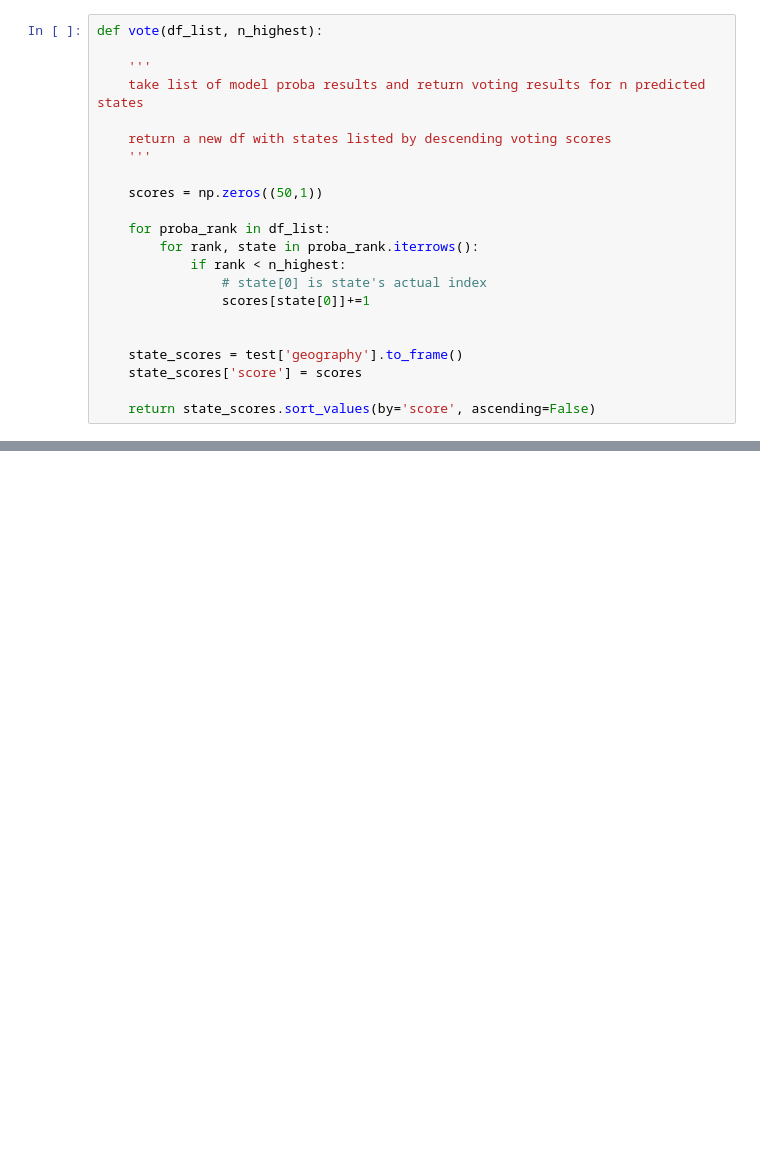
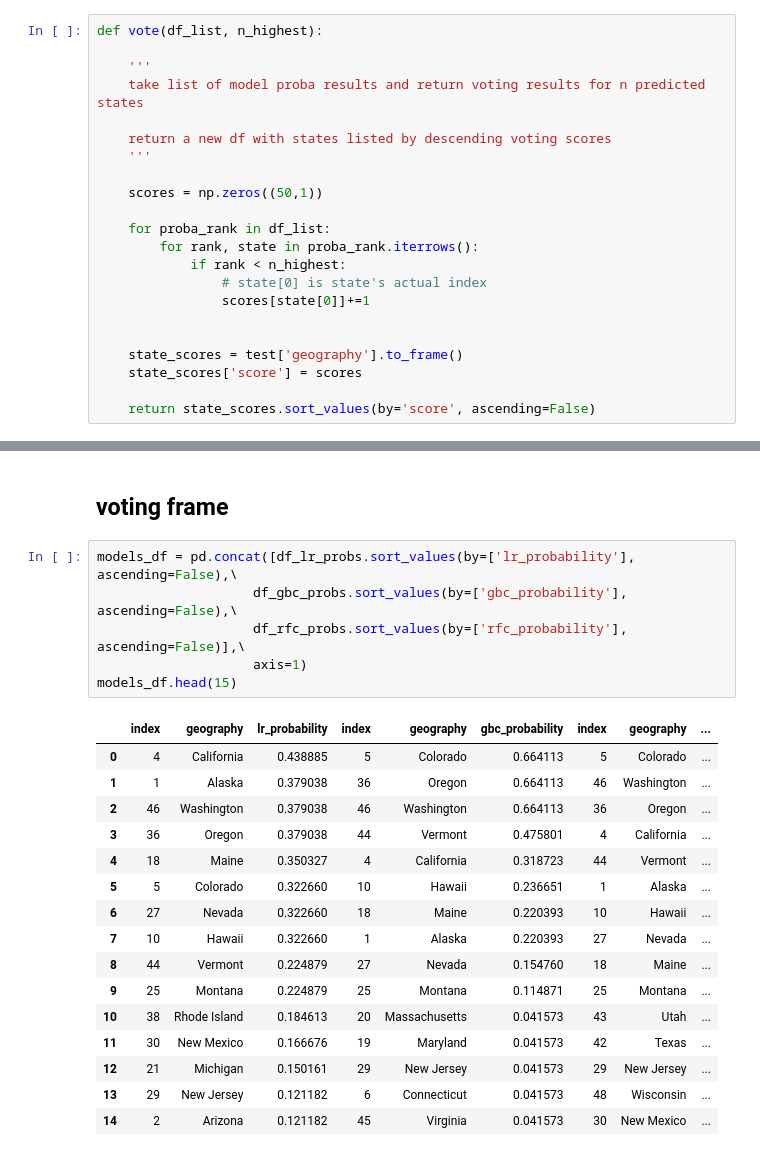
Before and after one commit to n8pk/project_mcnulty, a Jupyter notebook: Code/02_Modeling.ipynb, the cells around one changed output, grey strips where cells are left out. Saved outputs shown, nothing was run; the diff lists cells and outputs as text; blank space fills up the shorter version.

```diff
--- a/Code/02_Modeling.ipynb
+++ b/Code/02_Modeling.ipynb
@@ -318,6 +336,31 @@ vote_results
 | 23 | Mississippi | 0.0 |
 | 24 | Missouri | 0.0 |
 | 49 | Wyoming | 0.0 |
+# %% [markdown]
+## voting frame
+# %%
+models_df = pd.concat([df_lr_probs.sort_values(by=['lr_probability'], ascending=False),\
+                    df_gbc_probs.sort_values(by=['gbc_probability'], ascending=False),\
+                    df_rfc_probs.sort_values(by=['rfc_probability'], ascending=False)],\
+                    axis=1)
+models_df.head(15)
+# %% [output]
+|  | index | geography | lr_probability | index | geography | gbc_probability | index | geography | ... |
+| 0 | 4 | California | 0.438885 | 5 | Colorado | 0.664113 | 5 | Colorado | ... |
+| 1 | 1 | Alaska | 0.379038 | 36 | Oregon | 0.664113 | 46 | Washington | ... |
+| 2 | 46 | Washington | 0.379038 | 46 | Washington | 0.664113 | 36 | Oregon | ... |
+| 3 | 36 | Oregon | 0.379038 | 44 | Vermont | 0.475801 | 4 | California | ... |
+| 4 | 18 | Maine | 0.350327 | 4 | California | 0.318723 | 44 | Vermont | ... |
+| 5 | 5 | Colorado | 0.322660 | 10 | Hawaii | 0.236651 | 1 | Alaska | ... |
+| 6 | 27 | Nevada | 0.322660 | 18 | Maine | 0.220393 | 10 | Hawaii | ... |
+| 7 | 10 | Hawaii | 0.322660 | 1 | Alaska | 0.220393 | 27 | Nevada | ... |
+| 8 | 44 | Vermont | 0.224879 | 27 | Nevada | 0.154760 | 18 | Maine | ... |
+| 9 | 25 | Montana | 0.224879 | 25 | Montana | 0.114871 | 25 | Montana | ... |
+| 10 | 38 | Rhode Island | 0.184613 | 20 | Massachusetts | 0.041573 | 43 | Utah | ... |
+| 11 | 30 | New Mexico | 0.166676 | 19 | Maryland | 0.041573 | 42 | Texas | ... |
+| 12 | 21 | Michigan | 0.150161 | 29 | New Jersey | 0.041573 | 29 | New Jersey | ... |
+| 13 | 29 | New Jersey | 0.121182 | 6 | Connecticut | 0.041573 | 48 | Wisconsin | ... |
+| 14 | 2 | Arizona | 0.121182 | 45 | Virginia | 0.041573 | 30 | New Mexico | ... |
 # %%
 # for Flask
 
```
Also changed, not shown: parts of 24 cells of this notebook, 2 other files.
